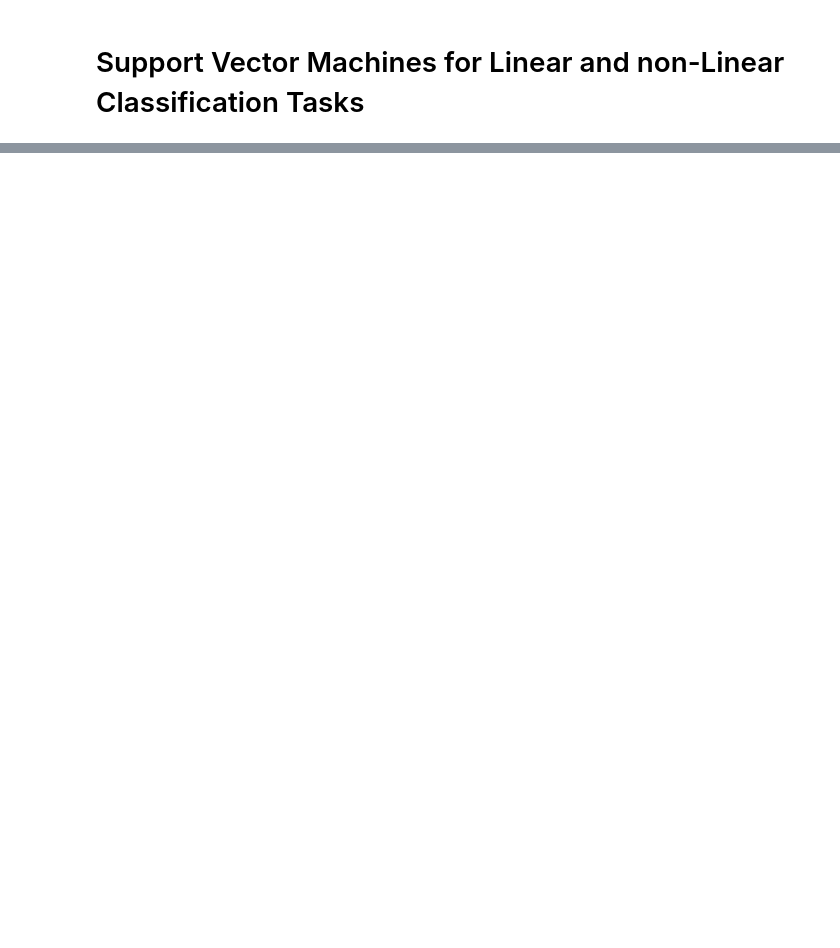
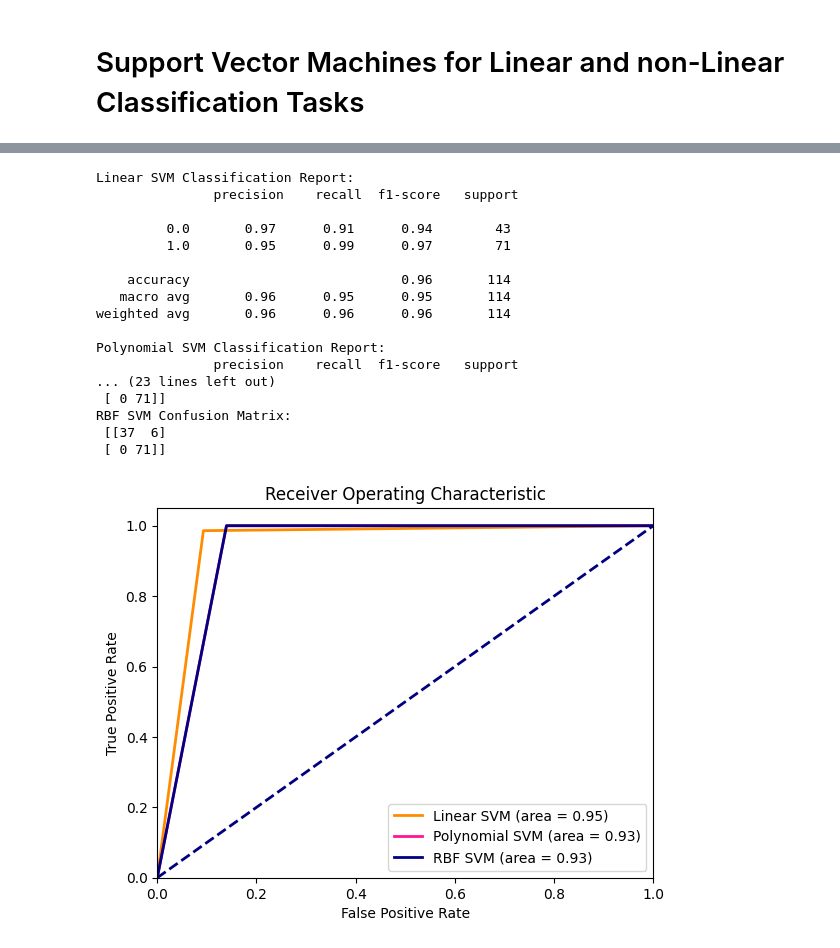
Before and after one commit to kbdharun/ML-Lab, a Jupyter notebook: Lab7/SVM.ipynb, the cells around one changed output, grey strips where cells are left out. Drawn from its saved outputs; the diff is of its cells as text; code cells hidden in the pictures; blank space fills up the shorter version.

```diff
--- a/Lab7/SVM.ipynb
+++ b/Lab7/SVM.ipynb
@@ -348,0 +101,20 @@ plt.show()
+# %%
+# Define the SVM models with different kernels
+svm_linear = svm.SVC(kernel='linear')
+svm_poly = svm.SVC(kernel='poly')
+svm_rbf = svm.SVC(kernel='rbf')
+
+# Train the SVM models
+svm_linear.fit(X_train, y_train)
+svm_poly.fit(X_train, y_train)
+svm_rbf.fit(X_train, y_train)
+
+# Print the training scores
+print("Linear SVM Training score: ", svm_linear.score(X_train, y_train))
+print("Polynomial SVM Training score: ", svm_poly.score(X_train, y_train))
+print("RBF SVM Training score: ", svm_rbf.score(X_train, y_train))
+
+# Print the testing scores
+print("Linear SVM Testing score: ", svm_linear.score(X_test, y_test))
+print("Polynomial SVM Testing score: ", svm_poly.score(X_test, y_test))
+print("RBF SVM Testing score: ", svm_rbf.score(X_test, y_test))
@@ -348,0 +131,58 @@ plt.show()
+# %%
+# Predict the target values using the trained models
+y_pred_linear = svm_linear.predict(X_test)
+y_pred_poly = svm_poly.predict(X_test)
+y_pred_rbf = svm_rbf.predict(X_test)
+
+# Print the classification reports
+print("Linear SVM Classification Report:\n", classification_report(y_test, y_pred_linear))
+print("Polynomial SVM Classification Report:\n", classification_report(y_test, y_pred_poly))
+print("RBF SVM Classification Report:\n", classification_report(y_test, y_pred_rbf))
+
+# Print the confusion matrices
+print("Linear SVM Confusion Matrix:\n", confusion_matrix(y_test, y_pred_linear))
+print("Polynomial SVM Confusion Matrix:\n", confusion_matrix(y_test, y_pred_poly))
+print("RBF SVM Confusion Matrix:\n", confusion_matrix(y_test, y_pred_rbf))
+
+# Compute the ROC curves and AUC scores
+fpr_linear, tpr_linear, _ = roc_curve(y_test, y_pred_linear)
+roc_auc_linear = auc(fpr_linear, tpr_linear)
+
+fpr_poly, tpr_poly, _ = roc_curve(y_test, y_pred_poly)
+roc_auc_poly = auc(fpr_poly, tpr_poly)
+
+fpr_rbf, tpr_rbf, _ = roc_curve(y_test, y_pred_rbf)
+roc_auc_rbf = auc(fpr_rbf, tpr_rbf)
+
+# Plot the ROC curves
+plt.figure()
+plt.plot(fpr_linear, tpr_linear, color='darkorange', lw=2, label='Linear SVM (area = %0.2f)' % roc_auc_linear)
+plt.plot(fpr_poly, tpr_poly, color='deeppink', lw=2, label='Polynomial SVM (area = %0.2f)' % roc_auc_poly)
+plt.plot(fpr_rbf, tpr_rbf, color='navy', lw=2, label='RBF SVM (area = %0.2f)' % roc_auc_rbf)
+plt.plot([0, 1], [0, 1], color='navy', lw=2, linestyle='--')
+plt.xlim([0.0, 1.0])
+plt.ylim([0.0, 1.05])
+plt.xlabel('False Positive Rate')
+plt.ylabel('True Positive Rate')
+plt.title('Receiver Operating Characteristic')
+plt.legend(loc="lower right")
+plt.show()
+# %% [output]
+Linear SVM Classification Report:
+               precision    recall  f1-score   support
+
+         0.0       0.97      0.91      0.94        43
+         1.0       0.95      0.99      0.97        71
+
+    accuracy                           0.96       114
+   macro avg       0.96      0.95      0.95       114
+weighted avg       0.96      0.96      0.96       114
+
+Polynomial SVM Classification Report:
+               precision    recall  f1-score   support
+... (23 lines left out)
+ [ 0 71]]
+RBF SVM Confusion Matrix:
+ [[37  6]
+ [ 0 71]]
+[figure, added]
```
Also changed, not shown: parts of 29 cells of this notebook, 1 other file.
